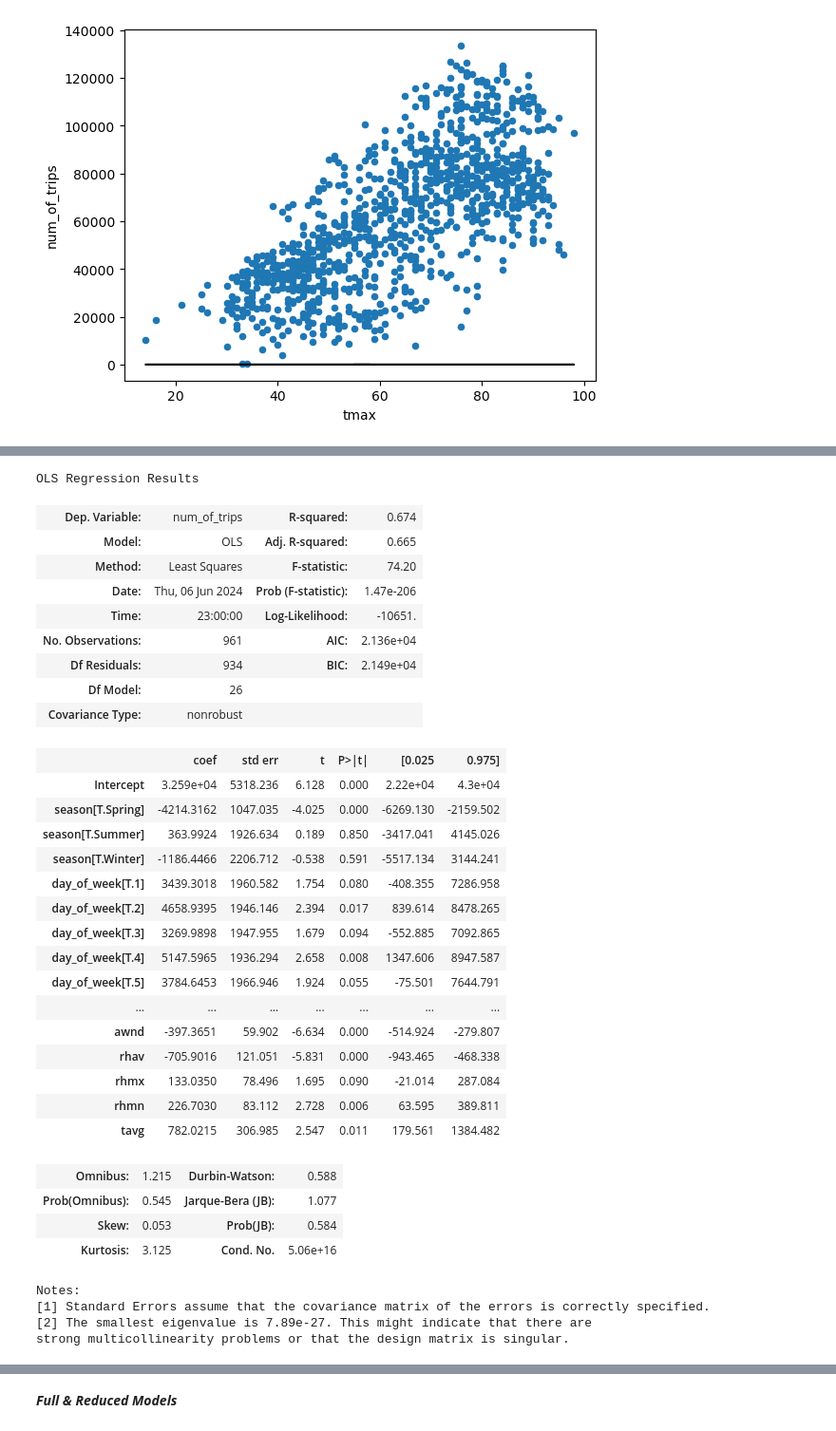
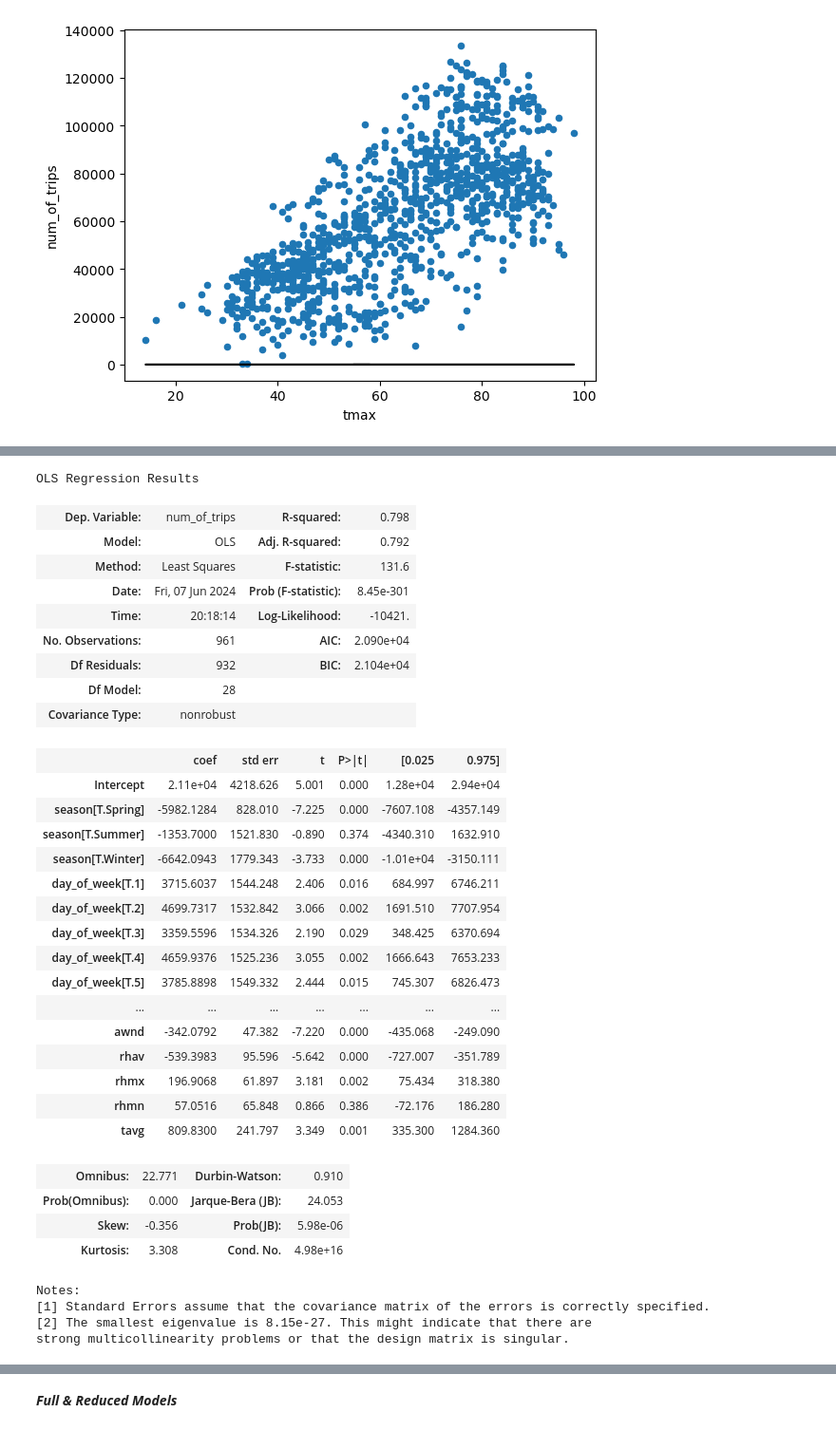
Before and after one commit to KagonDeans/citibikes, a Jupyter notebook: notebook/citibike_3.ipynb, the cells around one changed output, grey strips where cells are left out. Shown at 95% size. Drawn from its saved outputs; the diff is of its cells as text; code cells hidden in the pictures.

```diff
--- a/notebook/citibike_3.ipynb
+++ b/notebook/citibike_3.ipynb
@@ -370,40 +370,40 @@ Notes:
 [2] The condition number is large, 7.88e+04. This might indicate that there are
 strong multicollinearity or other numerical problems.
 # %%
-lm = smf.ols('num_of_trips ~ + season + day_of_week + tmax  + holiday + did_rain + awnd + rhav + rhmx + rhmn + tavg + event_happened + C(month)', data = citibike).fit()
+lm = smf.ols('num_of_trips ~ + season + day_of_week + tmax  + holiday + did_rain + awnd + rhav + rhmx + rhmn + tavg + event_happened + C(month) + C(year)', data = citibike).fit()
 lm.summary()
 # %% [output]
 OLS Regression Results
-| Dep. Variable: | num_of_trips | R-squared: | 0.674 |
-| Model: | OLS | Adj. R-squared: | 0.665 |
-| Method: | Least Squares | F-statistic: | 74.20 |
-| Date: | Thu, 06 Jun 2024 | Prob (F-statistic): | 1.47e-206 |
-| Time: | 23:00:00 | Log-Likelihood: | -10651. |
-| No. Observations: | 961 | AIC: | 2.136e+04 |
-| Df Residuals: | 934 | BIC: | 2.149e+04 |
-| Df Model: | 26 |  |  |
+| Dep. Variable: | num_of_trips | R-squared: | 0.798 |
+| Model: | OLS | Adj. R-squared: | 0.792 |
+| Method: | Least Squares | F-statistic: | 131.6 |
+| Date: | Fri, 07 Jun 2024 | Prob (F-statistic): | 8.45e-301 |
+| Time: | 20:18:14 | Log-Likelihood: | -10421. |
+| No. Observations: | 961 | AIC: | 2.090e+04 |
+| Df Residuals: | 932 | BIC: | 2.104e+04 |
+| Df Model: | 28 |  |  |
 | Covariance Type: | nonrobust |  |  |
 |  | coef | std err | t | P>|t| | [0.025 | 0.975] |
-| Intercept | 3.259e+04 | 5318.236 | 6.128 | 0.000 | 2.22e+04 | 4.3e+04 |
-| season[T.Spring] | -4214.3162 | 1047.035 | -4.025 | 0.000 | -6269.130 | -2159.502 |
-| season[T.Summer] | 363.9924 | 1926.634 | 0.189 | 0.850 | -3417.041 | 4145.026 |
-| season[T.Winter] | -1186.4466 | 2206.712 | -0.538 | 0.591 | -5517.134 | 3144.241 |
-| day_of_week[T.1] | 3439.3018 | 1960.582 | 1.754 | 0.080 | -408.355 | 7286.958 |
-| day_of_week[T.2] | 4658.9395 | 1946.146 | 2.394 | 0.017 | 839.614 | 8478.265 |
-| day_of_week[T.3] | 3269.9898 | 1947.955 | 1.679 | 0.094 | -552.885 | 7092.865 |
-| day_of_week[T.4] | 5147.5965 | 1936.294 | 2.658 | 0.008 | 1347.606 | 8947.587 |
-| day_of_week[T.5] | 3784.6453 | 1966.946 | 1.924 | 0.055 | -75.501 | 7644.791 |
+| Intercept | 2.11e+04 | 4218.626 | 5.001 | 0.000 | 1.28e+04 | 2.94e+04 |
+| season[T.Spring] | -5982.1284 | 828.010 | -7.225 | 0.000 | -7607.108 | -4357.149 |
+| season[T.Summer] | -1353.7000 | 1521.830 | -0.890 | 0.374 | -4340.310 | 1632.910 |
+| season[T.Winter] | -6642.0943 | 1779.343 | -3.733 | 0.000 | -1.01e+04 | -3150.111 |
+| day_of_week[T.1] | 3715.6037 | 1544.248 | 2.406 | 0.016 | 684.997 | 6746.211 |
+| day_of_week[T.2] | 4699.7317 | 1532.842 | 3.066 | 0.002 | 1691.510 | 7707.954 |
+| day_of_week[T.3] | 3359.5596 | 1534.326 | 2.190 | 0.029 | 348.425 | 6370.694 |
+| day_of_week[T.4] | 4659.9376 | 1525.236 | 3.055 | 0.002 | 1666.643 | 7653.233 |
+| day_of_week[T.5] | 3785.8898 | 1549.332 | 2.444 | 0.015 | 745.307 | 6826.473 |
 | ... | ... | ... | ... | ... | ... | ... |
-| awnd | -397.3651 | 59.902 | -6.634 | 0.000 | -514.924 | -279.807 |
-| rhav | -705.9016 | 121.051 | -5.831 | 0.000 | -943.465 | -468.338 |
-| rhmx | 133.0350 | 78.496 | 1.695 | 0.090 | -21.014 | 287.084 |
-| rhmn | 226.7030 | 83.112 | 2.728 | 0.006 | 63.595 | 389.811 |
-| tavg | 782.0215 | 306.985 | 2.547 | 0.011 | 179.561 | 1384.482 |
+| awnd | -342.0792 | 47.382 | -7.220 | 0.000 | -435.068 | -249.090 |
+| rhav | -539.3983 | 95.596 | -5.642 | 0.000 | -727.007 | -351.789 |
+| rhmx | 196.9068 | 61.897 | 3.181 | 0.002 | 75.434 | 318.380 |
+| rhmn | 57.0516 | 65.848 | 0.866 | 0.386 | -72.176 | 186.280 |
+| tavg | 809.8300 | 241.797 | 3.349 | 0.001 | 335.300 | 1284.360 |
-| Omnibus: | 1.215 | Durbin-Watson: | 0.588 |
-| Prob(Omnibus): | 0.545 | Jarque-Bera (JB): | 1.077 |
-| Skew: | 0.053 | Prob(JB): | 0.584 |
-| Kurtosis: | 3.125 | Cond. No. | 5.06e+16 |
+| Omnibus: | 22.771 | Durbin-Watson: | 0.910 |
+| Prob(Omnibus): | 0.000 | Jarque-Bera (JB): | 24.053 |
+| Skew: | -0.356 | Prob(JB): | 5.98e-06 |
+| Kurtosis: | 3.308 | Cond. No. | 4.98e+16 |
 Notes:
 [1] Standard Errors assume that the covariance matrix of the errors is correctly specified.
-[2] The smallest eigenvalue is 7.89e-27. This might indicate that there are
+[2] The smallest eigenvalue is 8.15e-27. This might indicate that there are
 strong multicollinearity problems or that the design matrix is singular.
```
Also changed, not shown: parts of 56 cells of this notebook.
